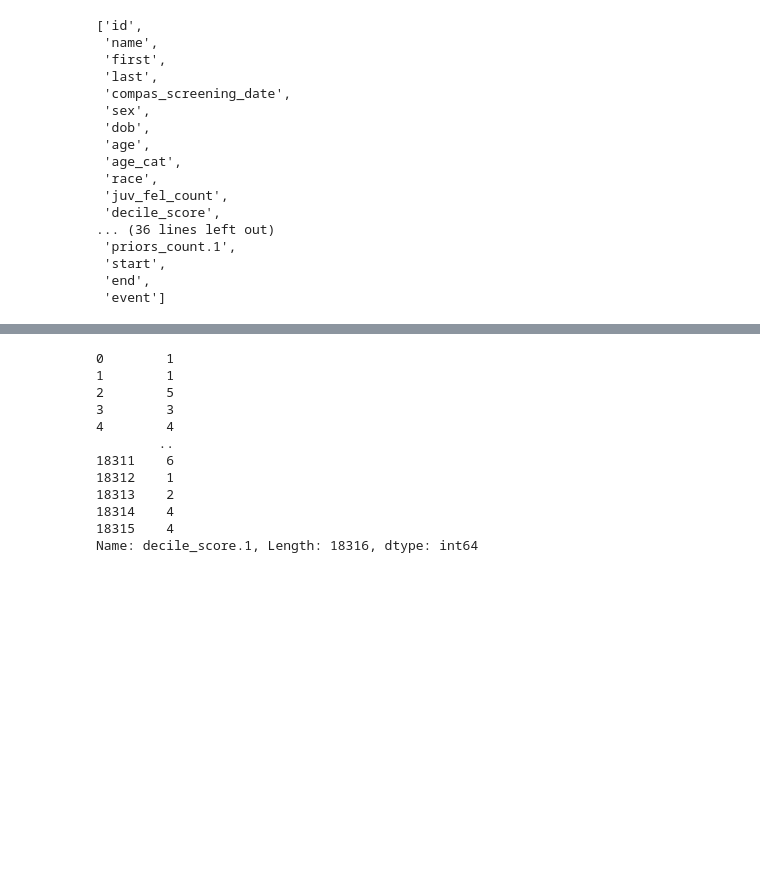
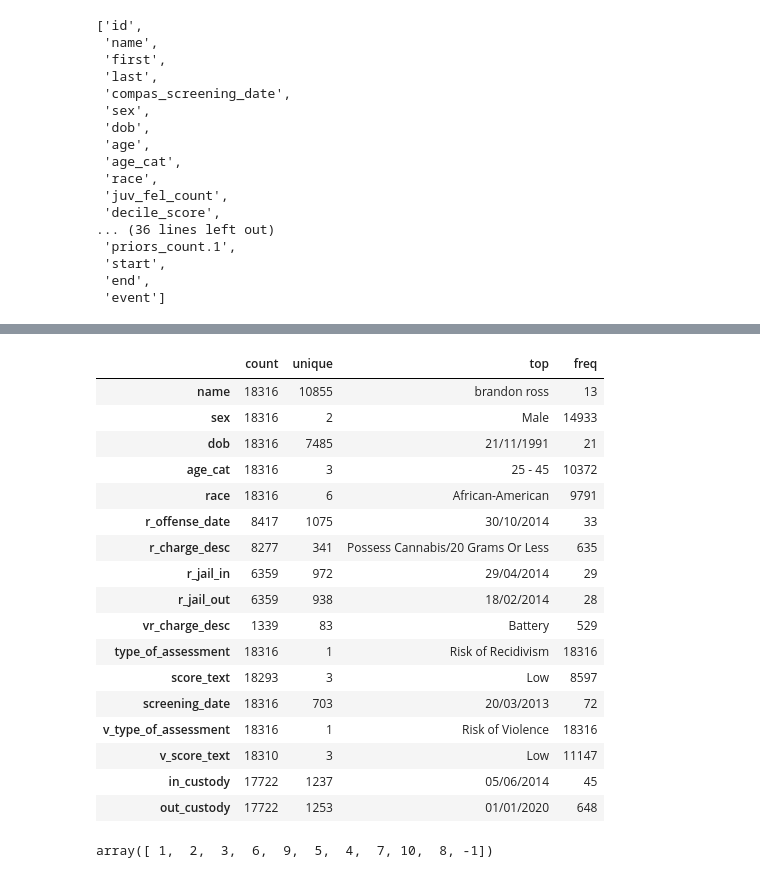
Before and after one commit to jiayinliu25/riskAssessmentCOMPAS, a Jupyter notebook: EDA.ipynb, the cells around one changed output, grey strips where cells are left out. Drawn from its saved outputs; the diff is of its cells as text; code cells hidden in the pictures; blank space fills up the shorter version.

```diff
--- a/EDA.ipynb
+++ b/EDA.ipynb
@@ -57,0 +81,21 @@ compas[]
+# %%
+compas.describe(include=["object","category"]).T
+# %% [output]
+|  | count | unique | top | freq |
+| name | 18316 | 10855 | brandon ross | 13 |
+| sex | 18316 | 2 | Male | 14933 |
+| dob | 18316 | 7485 | 21/11/1991 | 21 |
+| age_cat | 18316 | 3 | 25 - 45 | 10372 |
+| race | 18316 | 6 | African-American | 9791 |
+| r_offense_date | 8417 | 1075 | 30/10/2014 | 33 |
+| r_charge_desc | 8277 | 341 | Possess Cannabis/20 Grams Or Less | 635 |
+| r_jail_in | 6359 | 972 | 29/04/2014 | 29 |
+| r_jail_out | 6359 | 938 | 18/02/2014 | 28 |
+| vr_charge_desc | 1339 | 83 | Battery | 529 |
+| type_of_assessment | 18316 | 1 | Risk of Recidivism | 18316 |
+| score_text | 18293 | 3 | Low | 8597 |
+| screening_date | 18316 | 703 | 20/03/2013 | 72 |
+| v_type_of_assessment | 18316 | 1 | Risk of Violence | 18316 |
+| v_score_text | 18310 | 3 | Low | 11147 |
+| in_custody | 17722 | 1237 | 05/06/2014 | 45 |
+| out_custody | 17722 | 1253 | 01/01/2020 | 648 |
@@ -58,15 +105,8 @@ compas[]
+# %%
+compas['v_decile_score'].unique()
+#thug this out
+#clean that out
+# %% [output]
+array([ 1,  2,  3,  6,  9,  5,  4,  7, 10,  8, -1])
 # %%
-compas['decile_score.1']
+compas[['v_decile_score'] == -1]
-# %% [output]
-0        1
-1        1
-2        5
-3        3
-4        4
-        ..
-18311    6
-18312    1
-18313    2
-18314    4
-18315    4
-Name: decile_score.1, Length: 18316, dtype: int64
```
Also changed, not shown: parts of 12 cells of this notebook.
